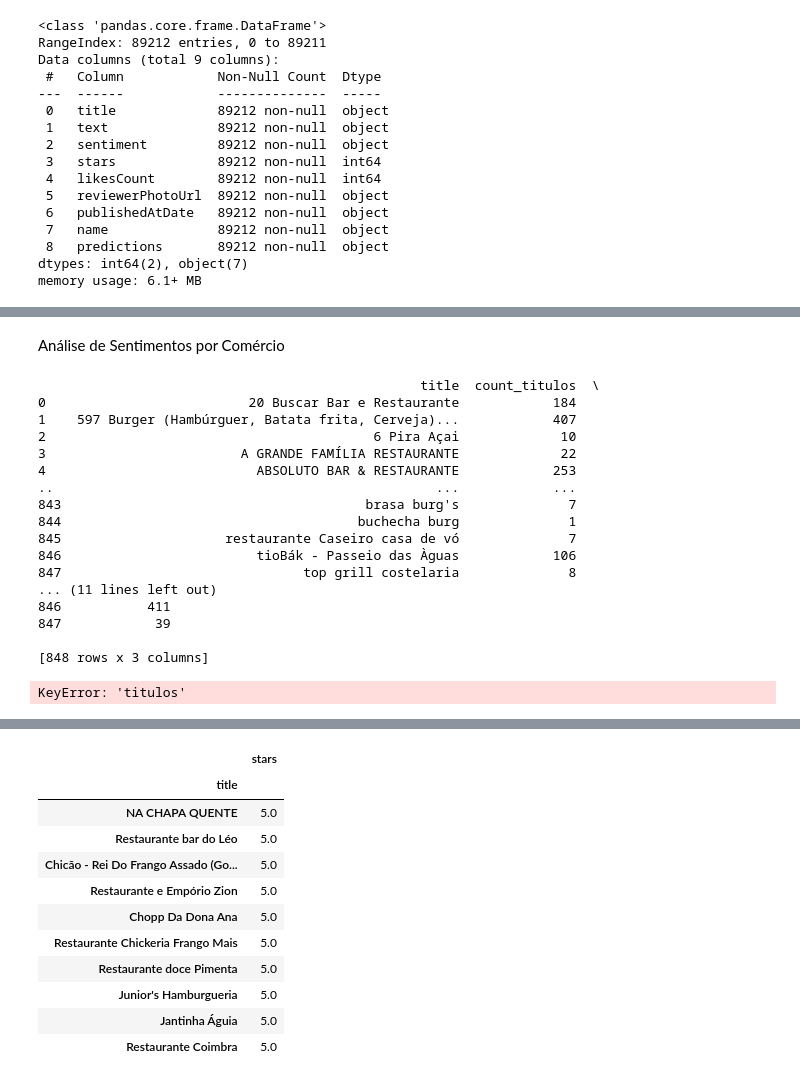
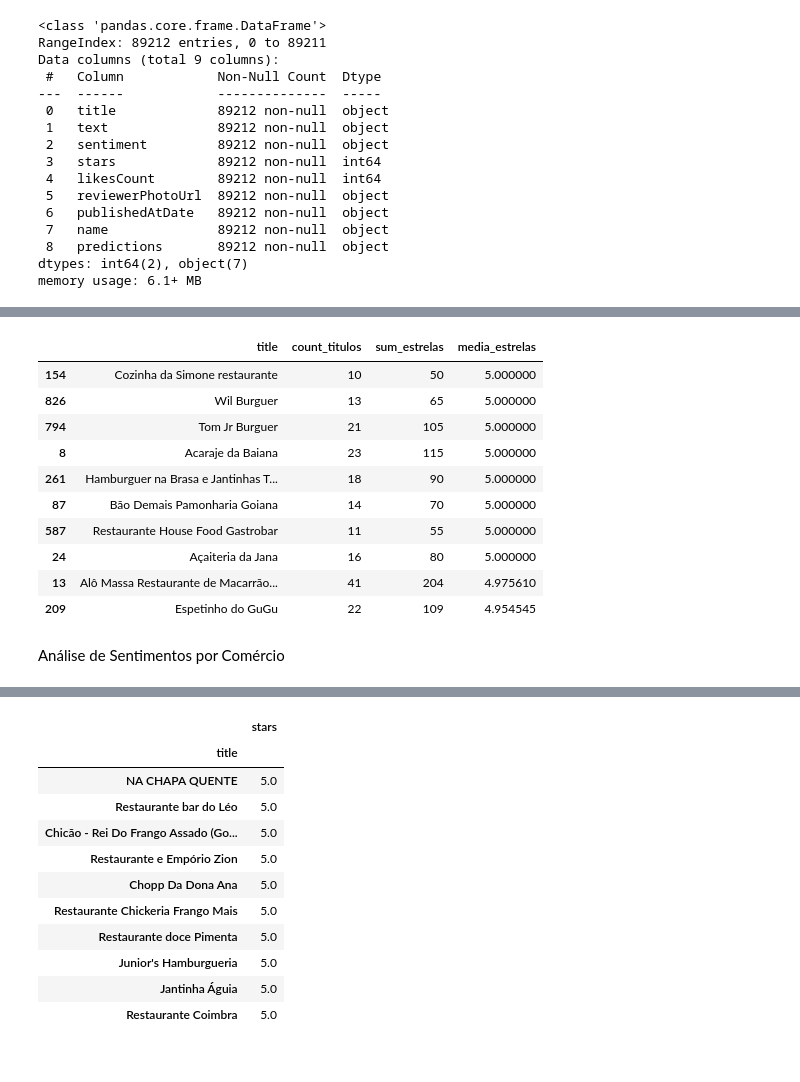
Before and after one commit to Marcos-VM-1708/PAD_JOB, a Jupyter notebook: Ask/AnalisesSentimento/AnaliseComercial.ipynb, the cells around one changed output, grey strips where cells are left out. Cells and saved outputs as stored; diff of their text form; code cells hidden in the pictures.

```diff
--- a/Ask/AnalisesSentimento/AnaliseComercial.ipynb
+++ b/Ask/AnalisesSentimento/AnaliseComercial.ipynb
@@ -65,37 +98,17 @@ dataset = pd.DataFrame({
+# %%
+
+display(top_titles)
+# %% [output]
+|  | title | count_titulos | sum_estrelas | media_estrelas |
+| 154 | Cozinha da Simone restaurante | 10 | 50 | 5.000000 |
+| 826 | Wil Burguer | 13 | 65 | 5.000000 |
+| 794 | Tom Jr Burguer | 21 | 105 | 5.000000 |
+| 8 | Acaraje da Baiana | 23 | 115 | 5.000000 |
+| 261 | Hamburguer na Brasa e Jantinhas T... | 18 | 90 | 5.000000 |
+| 87 | Bão Demais Pamonharia Goiana | 14 | 70 | 5.000000 |
+| 587 | Restaurante House Food Gastrobar | 11 | 55 | 5.000000 |
+| 24 | Açaiteria da Jana | 16 | 80 | 5.000000 |
+| 13 | Alô Massa Restaurante de Macarrão... | 41 | 204 | 4.975610 |
+| 209 | Espetinho do GuGu | 22 | 109 | 4.954545 |
 # %% [markdown]
 Análise de Sentimentos por Comércio
-# %%
-grouped = dataset.groupby('title').agg(
-    #contando quantas vezes title ocorreu
-    count_titulos=('title', 'count'),
-    #soma das estrelas
-    sum_estrelas=('stars', 'sum')
-).reset_index()
-print(grouped)
-# %% [output]
-                                                 title  count_titulos  \
-0                          20 Buscar Bar e Restaurante            184
-1    597 Burger (Hambúrguer, Batata frita, Cerveja)...            407
-2                                          6 Pira Açai             10
-3                         A GRANDE FAMÍLIA RESTAURANTE             22
-4                           ABSOLUTO BAR & RESTAURANTE            253
-..                                                 ...            ...
-843                                       brasa burg's              7
-844                                      buchecha burg              1
-845                     restaurante Caseiro casa de vó              7
-846                         tioBák - Passeio das Àguas            106
-847                               top grill costelaria              8
-... (11 lines left out)
-846           411
-847            39
-
-[848 rows x 3 columns]
-# %%
-grouped = dataset.groupby('titulos').agg(
-    count_titulos=('titulos', 'count'),
-    sum_estrelas=('stars', 'sum')
-).reset_index()
-
-grouped['media_estrelas'] = grouped['stars'] / grouped['count_titulos']
-# %% [output]
-KeyError: 'titulos'
```
Also changed, not shown: parts of 8 cells of this notebook, 4 other files.
